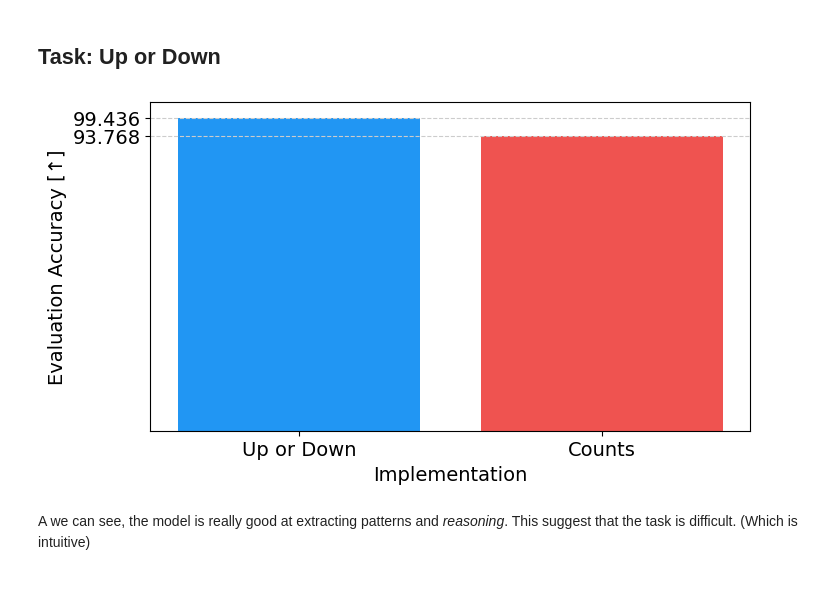
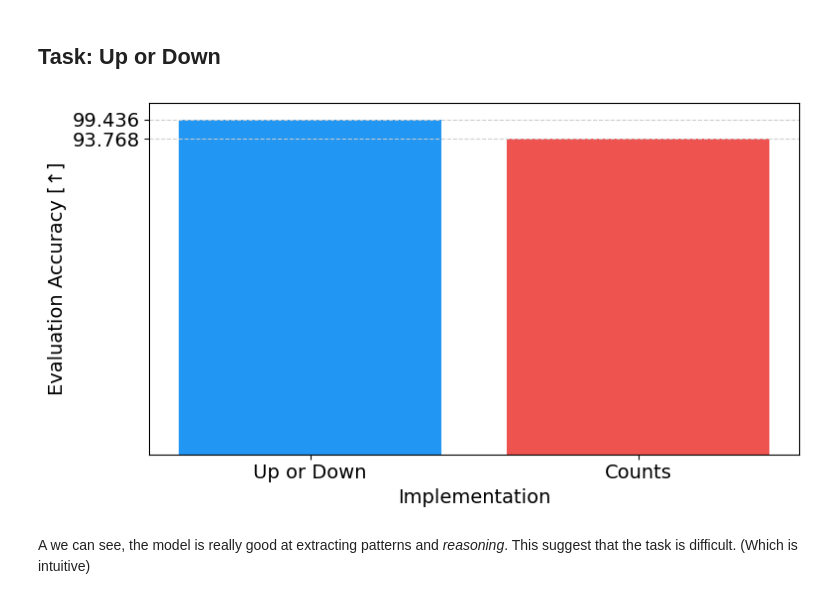
Before and after one commit to anthol42/MLSP-final_project, a Jupyter notebook: deep/notebooks/ablation.ipynb, the cells around one changed output. Cells and saved outputs as stored; diff of their text form; code cells hidden in the pictures.

```diff
--- a/deep/notebooks/ablation.ipynb
+++ b/deep/notebooks/ablation.ipynb
@@ -122,18 +132,19 @@ In this section, we wanted to see if the problem was the task that was too hard
 # %%
 runID = [13, 15]
 acc = [100 * rTable.loc[rid]["accuracy"] for rid in runID]
 names = ["Up or Down", "Counts"]
 plt.bar(names, acc, color=COLORS[:2])
 plt.yticks(acc)
 # plt.ylim(53., 54.5)
 plt.ylabel("Evaluation Accuracy [↑]")
 plt.grid(axis="y")
 plt.xlabel("Implementation")
 if OUT_FIGS is not None:
     plt.subplots_adjust(bottom=0.15, left=0.15)
+    plt.tight_layout()
     plt.savefig(f"{OUT_FIGS}/tasks.svg")
 # %% [output]
-[figure, old version]
+[figure, new version]
 # %% [markdown]
 A we can see, the model is really good at extracting patterns and *reasoning*. This suggest that the task is difficult. (Which is intuitive)
 # %% [markdown]
```
Also changed, not shown: parts of 12 cells of this notebook, 2 other files.
